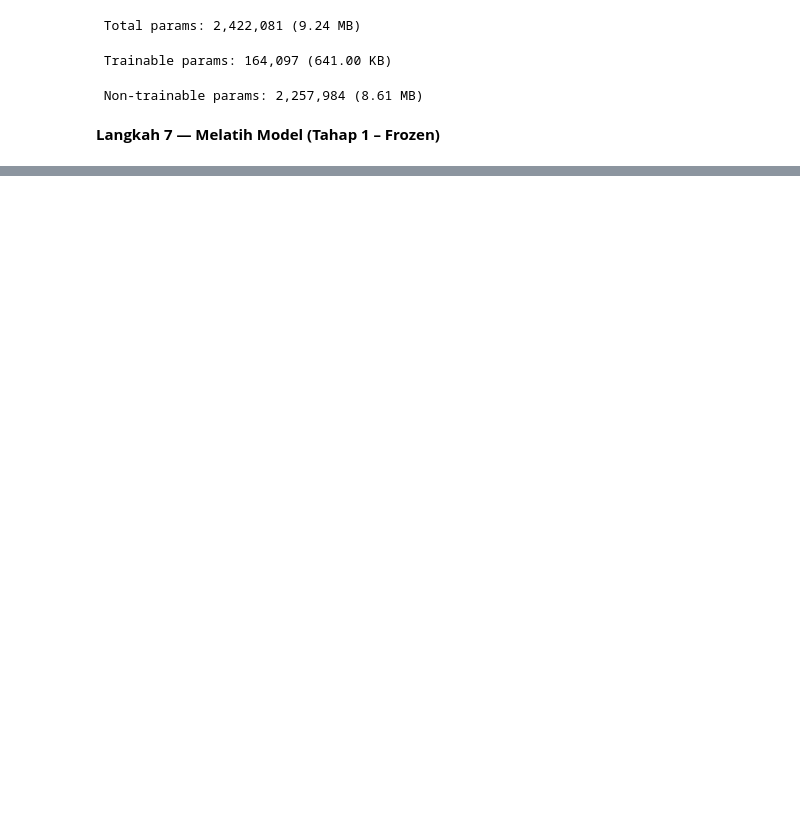
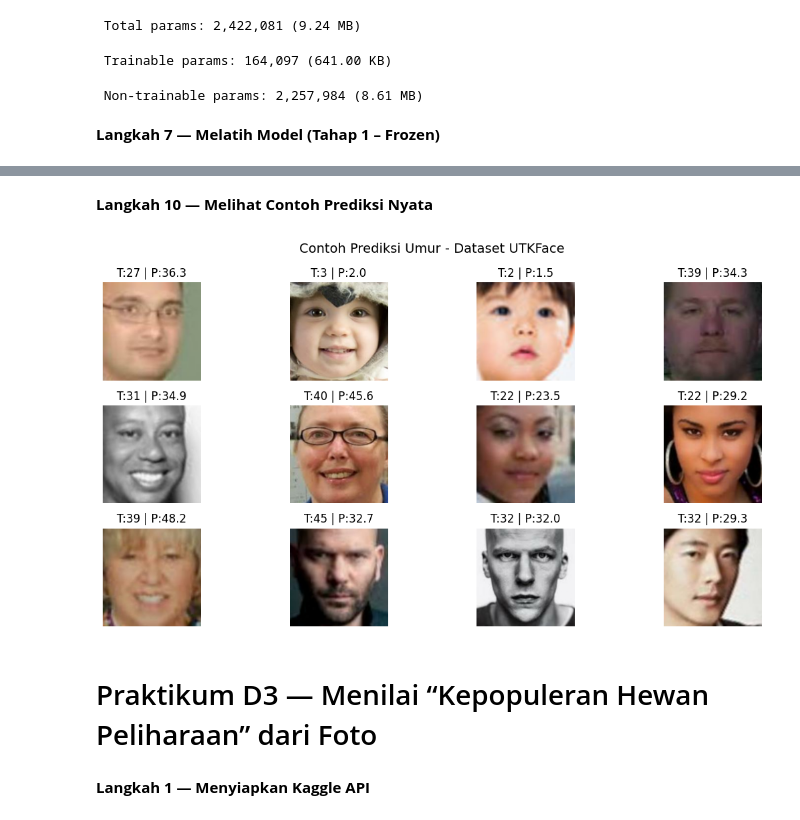
Before and after one commit to dea43325108-crypto/Visi-Komputer_Dea-Cantika, a Jupyter notebook: Jobsheet_03.ipynb, the cells around one changed output, grey strips where cells are left out. Saved outputs shown, nothing was run; the diff lists cells and outputs as text; code cells hidden in the pictures; blank space fills up the shorter version.

```diff
--- a/Jobsheet_03.ipynb
+++ b/Jobsheet_03.ipynb
@@ -466,0 +534,26 @@ Epoch 10/10
+# %% [markdown]
+**Langkah 10 — Melihat Contoh Prediksi Nyata**
+# %%
+import random
+sample_paths = random.sample(test_files, 12)
+
+plt.figure(figsize=(12,6))
+for i, path in enumerate(sample_paths):
+    img = tf.io.read_file(path)
+    img = tf.image.decode_jpeg(img, channels=3)
+    img = tf.image.resize(img, (IMG_SIZE, IMG_SIZE))/255.0
+    true_age = int(os.path.basename(path).split('_')[0])
+    pred_age = model.predict(tf.expand_dims(img, 0), verbose=0).ravel()[0]
+    plt.subplot(3,4,i+1)
+    plt.imshow(img.numpy())
+    plt.title(f"T:{true_age} | P:{pred_age:.1f}")
+    plt.axis('off')
+plt.suptitle("Contoh Prediksi Umur - Dataset UTKFace", fontsize=14)
+plt.tight_layout()
+plt.show()
+# %% [output]
+[figure, added]
+# %% [markdown]
+# Praktikum D3 — Menilai “Kepopuleran Hewan Peliharaan” dari Foto
+# %% [markdown]
+**Langkah 1 — Menyiapkan Kaggle API**
```
Also changed, not shown: parts of 35 cells of this notebook.
